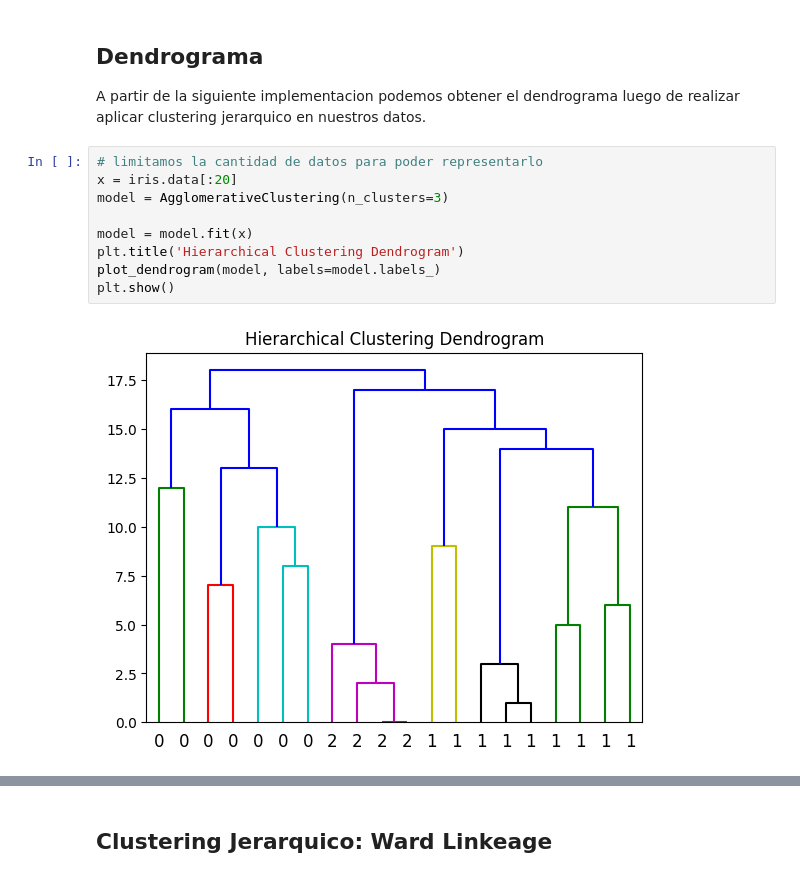
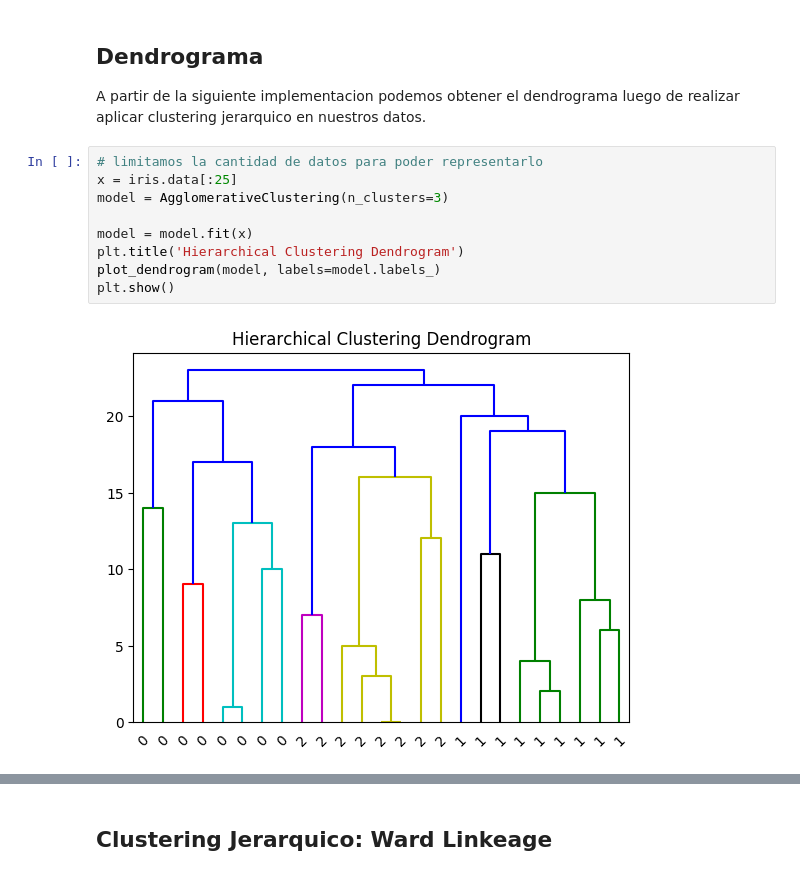
Before and after one commit to idontdomath/datos-clustering, a Jupyter notebook: 000-hierarchical-clustering-iris.ipynb, the cells around one changed output, grey strips where cells are left out. Saved outputs shown, nothing was run; the diff lists cells and outputs as text.

```diff
--- a/000-hierarchical-clustering-iris.ipynb
+++ b/000-hierarchical-clustering-iris.ipynb
@@ -129,12 +129,12 @@ def iris_agglomerative_clustering(linkage='ward'):
 A partir de la siguiente implementacion podemos obtener el dendrograma luego de realizar aplicar clustering jerarquico en nuestros datos.
 # %%
 # limitamos la cantidad de datos para poder representarlo
-x = iris.data[:20]
+x = iris.data[:25]
 model = AgglomerativeClustering(n_clusters=3)
 
 model = model.fit(x)
 plt.title('Hierarchical Clustering Dendrogram')
 plot_dendrogram(model, labels=model.labels_)
 plt.show()
 # %% [output]
-[figure, old version]
+[figure, new version]
```
Also changed, not shown: parts of 1 cell of this notebook, 1 other file.
